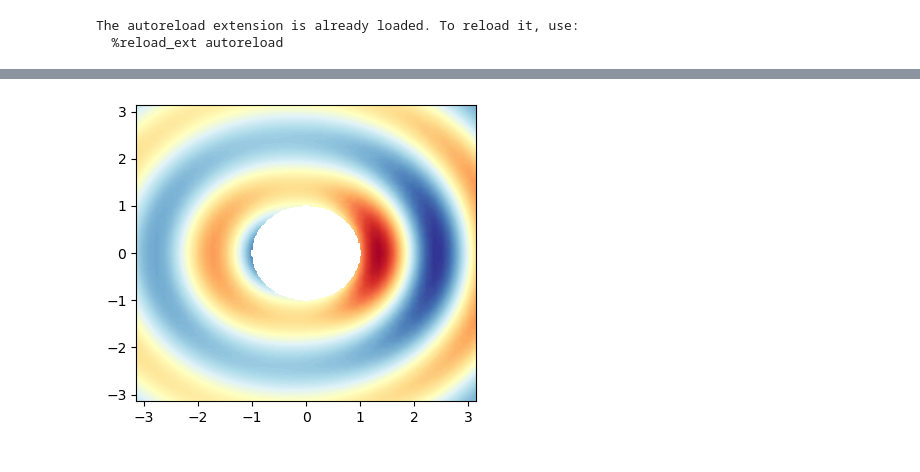
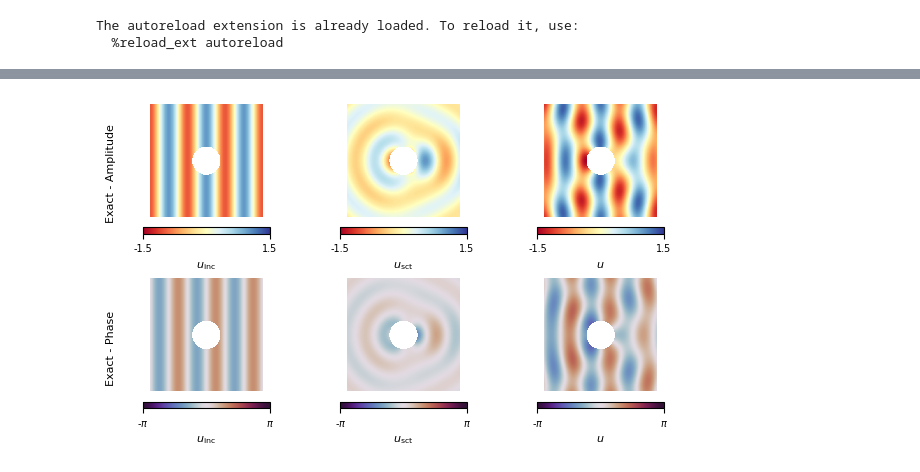
Before and after one commit to oscar-rincon/curso_bem, a Jupyter notebook: proyecto/test_problem_4.ipynb, the cells around one changed output, grey strips where cells are left out. Drawn from its saved outputs; the diff is of its cells as text; code cells hidden in the pictures.

```diff
--- a/proyecto/test_problem_4.ipynb
+++ b/proyecto/test_problem_4.ipynb
@@ -85,24 +130,0 @@ num_sol = interiorPhi.real
-# %%
-
-# Crear grilla regular
-grid_x, grid_y = np.meshgrid(
-    np.linspace(-np.pi, np.pi, 250),
-    np.linspace(-np.pi, np.pi, 250)
-)
-
-# Interpolar datos en la grilla
-grid_z = griddata(points_outside, num_sol, (grid_x, grid_y), method='linear')
-
-# Aplicar máscara para excluir puntos dentro del círculo
-r_exclude = 1.0
-mask = (grid_x**2 + grid_y**2) < r_exclude**2
-grid_z[mask] = np.nan
-
-# Graficar con contourf
-plt.figure(figsize=(4, 3.5))
-contour = plt.contourf(grid_x, grid_y, grid_z, cmap="RdYlBu", levels=200)
-# plt.colorbar(contour, , shrink=0.6
-plt.tight_layout()
-plt.show()
-# %% [output]
-[figure, removed]
@@ -142,0 +148,35 @@ plt.show()
+# %%
+r_i = np.pi/4 # Inner radius
+l_se = np.pi # Outer semi-length
+k = 3  # Wave number
+n_grid = 501 # Number of grid points in x and y
+
+# Create a grid of points in the domain
+Y, X = np.mgrid[-l_se:l_se:n_grid*1j, -l_se:l_se:n_grid*1j]
+
+
+# Interpolar datos en la grilla
+grid_z = griddata(points_outside, interiorPhi, (X, Y), method='cubic')
+
+
+grid_z = np.ma.masked_where((X**2 + Y**2) < r_exclude, grid_z)
+
+u_scn_amp = grid_z.real
+u_scn_phase = grid_z.imag
+# %%
+# Calculate the radial distance from the origin for each point in the grid
+R_exact = np.sqrt(X**2 + Y**2)
+
+# Calculate the displacement for a sound-hard circular obstacle
+# n_terms: number of terms in the series expansion
+u_inc_exact, u_scn_exact, u_exact = sound_hard_circle_calc(k, r_i, X, Y, n_terms=None)
+
+# Mask the displacement
+u_inc_exact = mask_displacement(R_exact, r_i, l_se, u_inc_exact)
+u_scn_exact = mask_displacement(R_exact, r_i, l_se, u_scn_exact)
+u_exact = mask_displacement(R_exact, r_i, l_se, u_exact)
+
+# Plot the displacement amplitude
+plot_exact_displacement(X, Y, np.real(u_inc_exact), np.real(u_scn_exact), np.real(u_exact), np.imag(u_inc_exact), np.imag(u_scn_exact), np.imag(u_exact))
+# %% [output]
+[figure, added]
```
Also changed, not shown: parts of 15 cells of this notebook, 2 other files.
